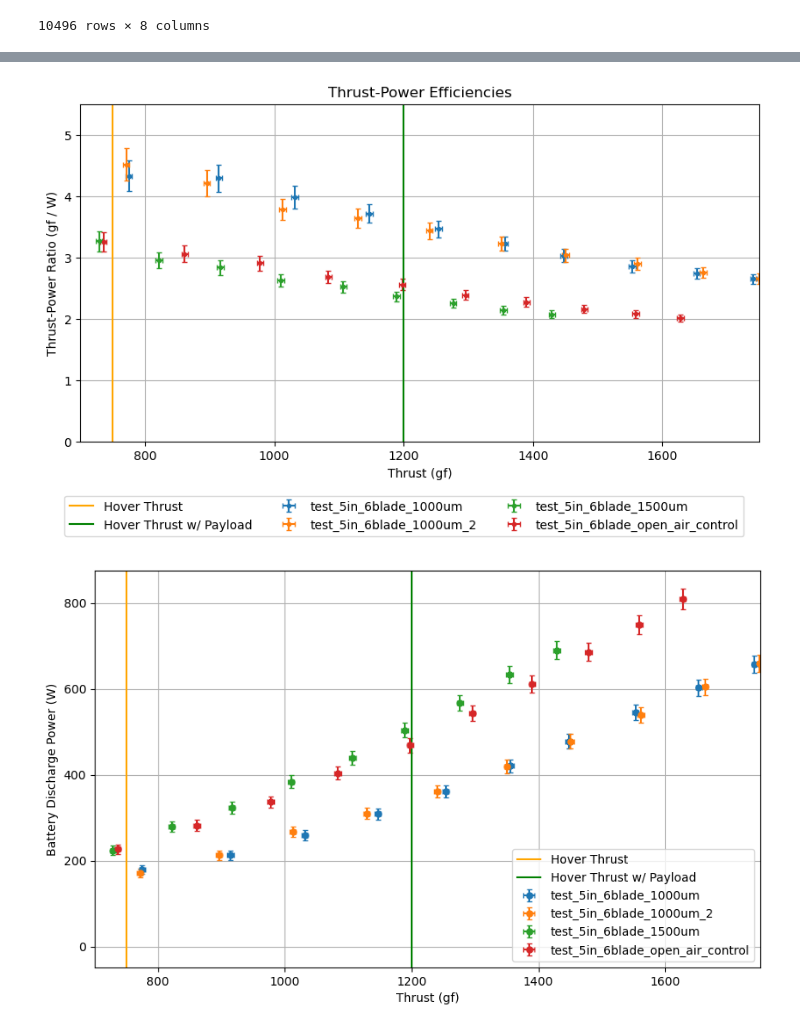
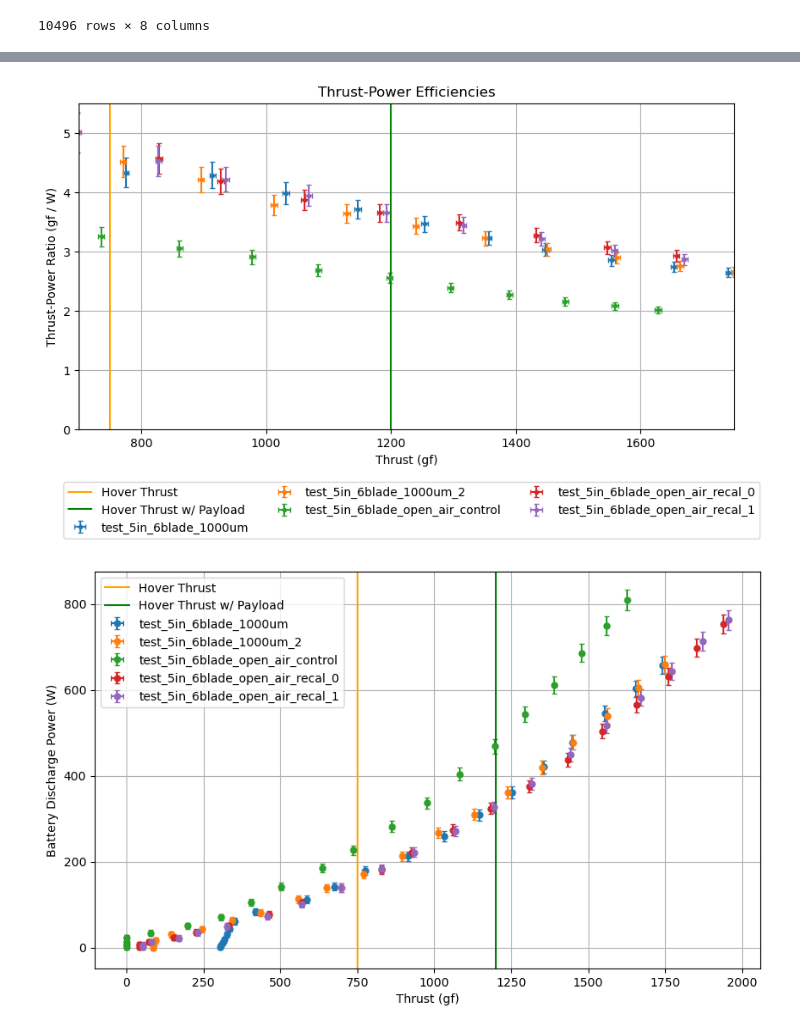
Before and after one commit to gtaharaedmonds/coaxial-drone, a Jupyter notebook: thrust_jig/test_runner/coarse_tip_clearance_experiment_notebook.ipynb, the cells around one changed output, grey strips where cells are left out. Drawn from its saved outputs; the diff is of its cells as text; code cells hidden in the pictures.

Commit message:
open air control with load cell calibration

```diff
--- a/thrust_jig/test_runner/coarse_tip_clearance_experiment_notebook.ipynb
+++ b/thrust_jig/test_runner/coarse_tip_clearance_experiment_notebook.ipynb
@@ -52,9 +84,6 @@ data_dict = {}
 # %%
 data_dict["test_5in_6blade_open_air_control"] = test_run(
     filename=Path("../test_data/open_air/test_5in_6blade.csv"), plan=plan
-)
-data_dict["test_5in_6blade_1500um"] = test_run(
-    filename=test_directory / "test_5in_6blade_1500um.csv", plan=plan
 )
 data_dict["test_5in_6blade_1000um"] = test_run(
     filename=test_directory / "test_5in_6blade_1000um.csv", plan=plan
@@ -62,6 +91,12 @@ data_dict["test_5in_6blade_1000um"] = test_run(
 data_dict["test_5in_6blade_1000um_2"] = test_run(
     filename=test_directory / "test_5in_6blade_1000um_2.csv", plan=plan
 )
+data_dict["test_5in_6blade_open_air_recal_0"] = test_run(
+    filename="../test_data/open_air/test_5in_6blade_open_air_recal_0.csv", plan=plan
+)
+data_dict["test_5in_6blade_open_air_recal_1"] = test_run(
+    filename="../test_data/open_air/test_5in_6blade_open_air_recal_1.csv", plan=plan
+)
 # %% [output]
 Loading saved data
 Loading saved data
@@ -275,22 +323,22 @@ plt.legend(ncols=3, bbox_transform=fig.transFigure, bbox_to_anchor=(0.1, 0), loc
 plt.title("Thrust-Power Efficiencies")
 plt.show()
 # %% [output]
-[figure, old version]
+[figure, new version]
 # %%
 plt.figure(figsize=(10, 6))
 for n, grp in df_thrust_power.groupby("test_name"):
     #plt.scatter(x="thrust_mean_g", y="batt_power_mean", data=grp, label=n, s=20)
     plt.errorbar(x="thrust_mean_g", y="batt_power_mean", xerr="thrust_g_err", yerr="batt_power_err", label=n, data=grp, fmt='o', capsize=2, markersize=5)
 plt.xlabel("Thrust (gf)")
 plt.ylabel("Battery Discharge Power (W)")
-plt.xlim(700, 1750)
+#plt.xlim(700, 1750)
 plt.grid()
 plt.axvline(hover_thrust_g, color="orange", label="Hover Thrust")
 plt.axvline(payload_thrust_g, color="g", label="Hover Thrust w/ Payload")
 plt.legend()
 plt.show()
 # %% [output]
-[figure, old version]
+[figure, new version]
 # %%
 characteristic_thrust = pd.Index(
     [hover_thrust_g, payload_thrust_g], name="thrust_mean_g"
```
Also changed, not shown: parts of 11 cells of this notebook, 2 other files.
